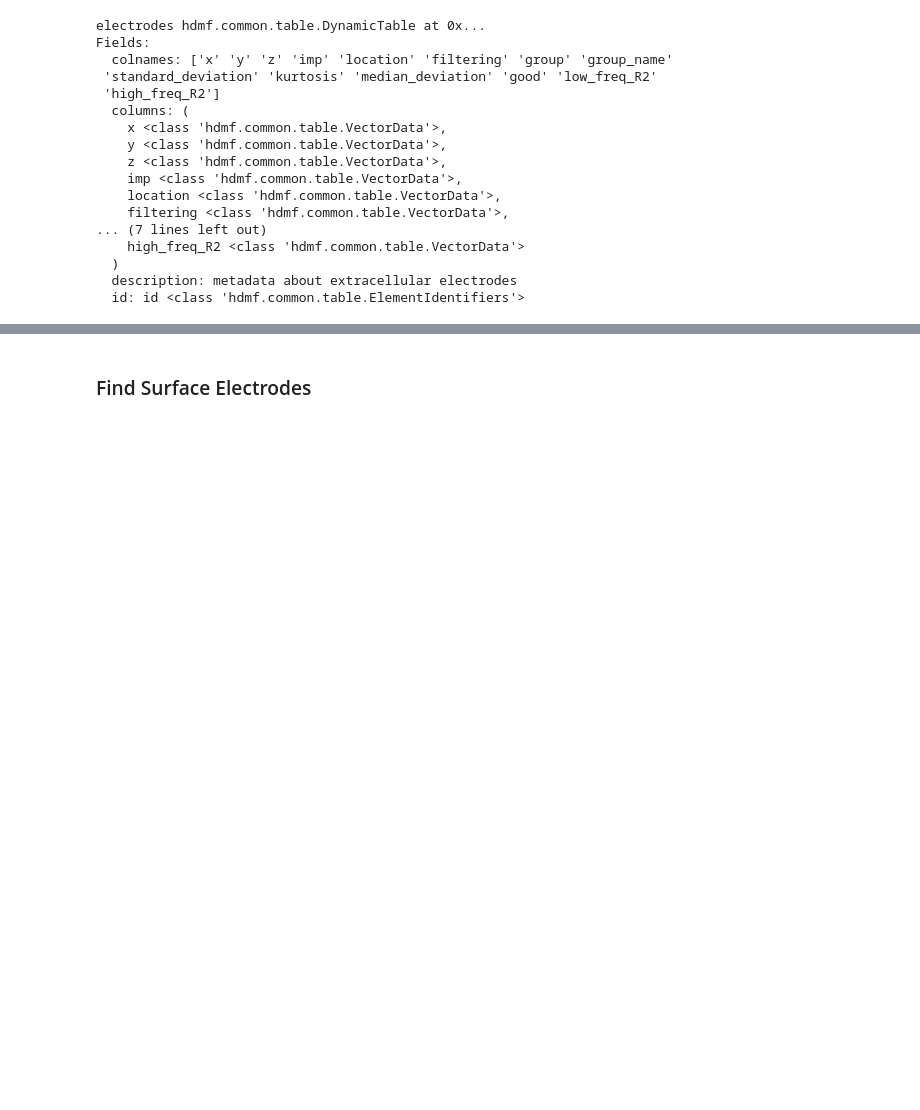
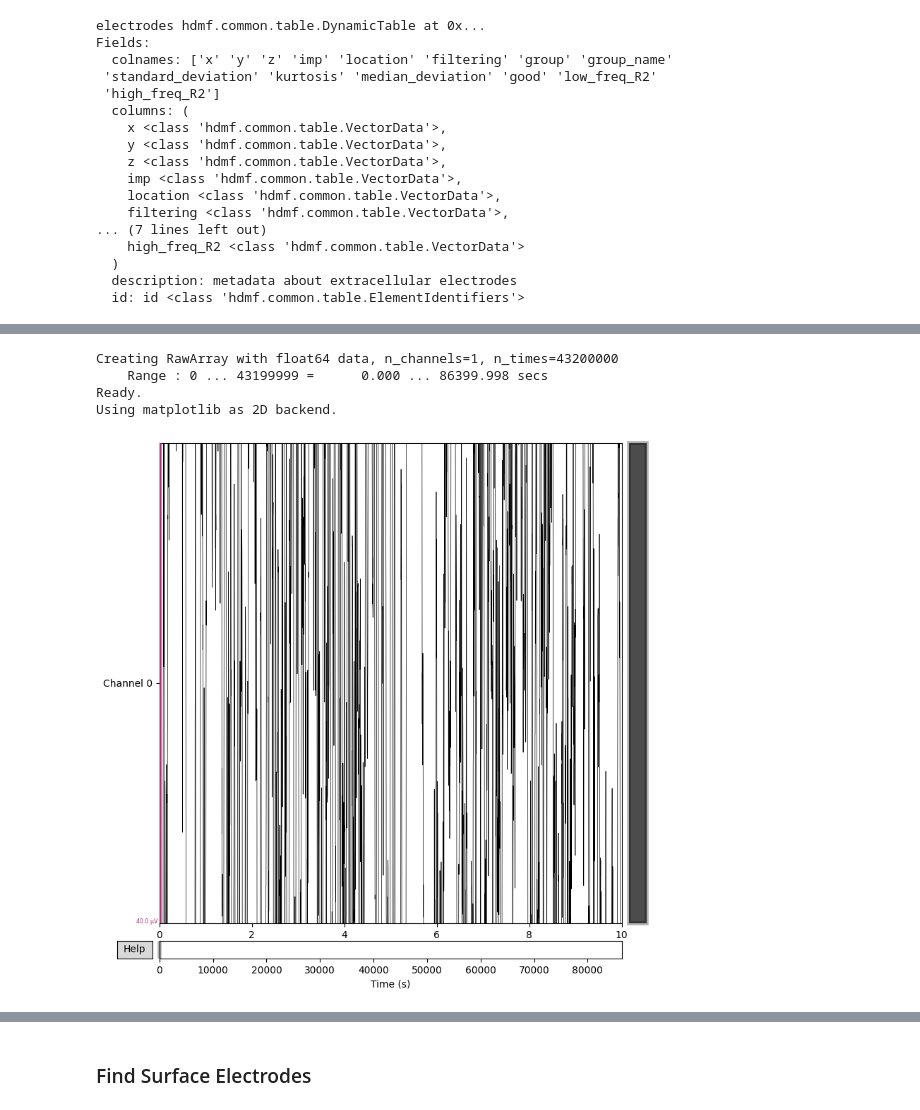
Before and after one commit to Emsh1379/EEG_classic, a Jupyter notebook: Comparing_behavioral_labeling_of_classical_machine_learning_with_quantum_machine_learning_on_AJILE12_Dataset.ipynb, the cells around one changed output, grey strips where cells are left out. Saved outputs shown, nothing was run; the diff lists cells and outputs as text; code cells hidden in the pictures; blank space fills up the shorter version.

```diff
--- a/Comparing_behavioral_labeling_of_classical_machine_learning_with_quantum_machine_learning_on_AJILE12_Dataset.ipynb
+++ b/Comparing_behavioral_labeling_of_classical_machine_learning_with_quantum_machine_learning_on_AJILE12_Dataset.ipynb
@@ -253,0 +311,18 @@ nwbfile.acquisition
+# %%
+import mne
+
+# Create an MNE Info object to describe the EEG data
+info = mne.create_info(ch_names=[f'Channel {channel_to_plot}'],
+                       sfreq=sample_rate, ch_types='eeg')
+
+# Create an MNE Raw object
+raw = mne.io.RawArray(eeg_channel_data_V.reshape((1, 43200000)), info)
+
+# Plot EEG data using MNE's plotting function
+raw.plot(start=starting_time, title='EEG Data for Channel 0 (V)')
+# %% [output]
+Creating RawArray with float64 data, n_channels=1, n_times=43200000
+    Range : 0 ... 43199999 =      0.000 ... 86399.998 secs
+Ready.
+Using matplotlib as 2D backend.
+[figure, added]
```
Also changed, not shown: parts of 15 cells of this notebook.
